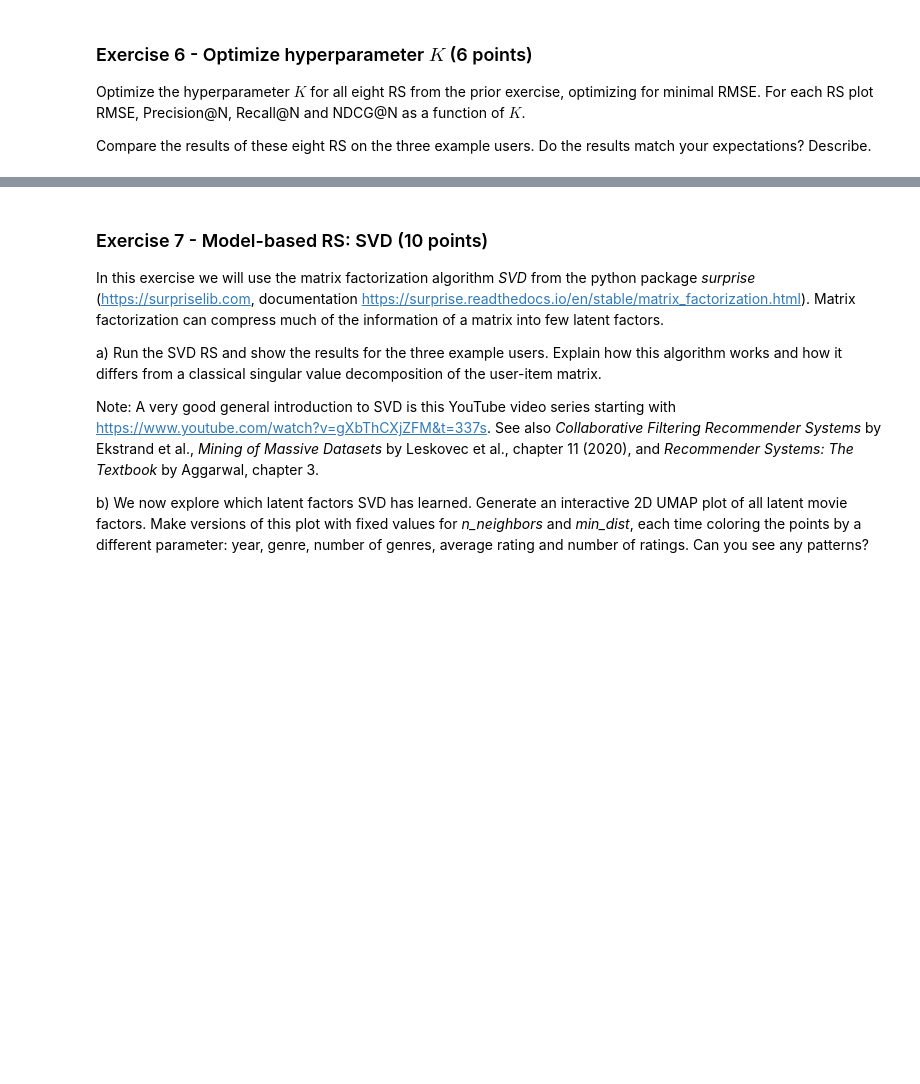
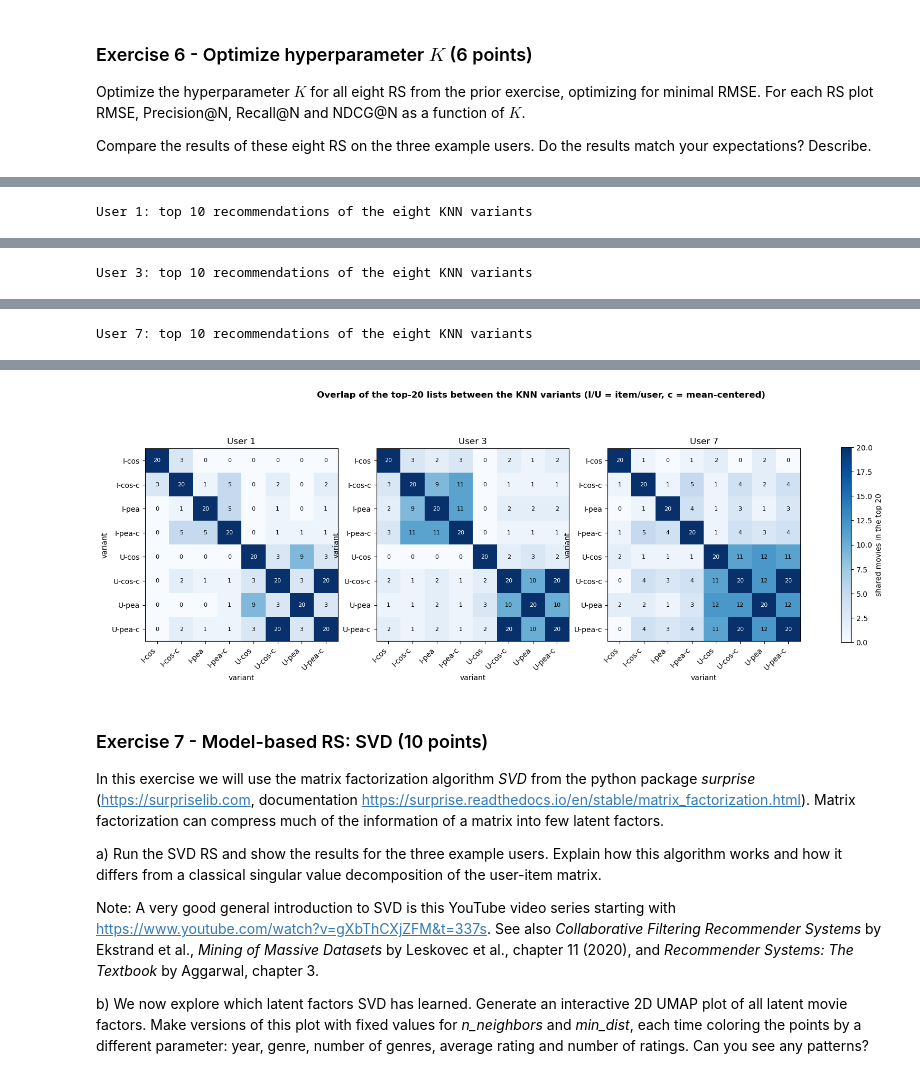
Before and after one commit to mischhart-bsc/recommender-systems, a Jupyter notebook: MiniChallenge/RSY_MiniChallenge_HS26.ipynb, the cells around one changed output, grey strips where cells are left out. Drawn from its saved outputs; the diff is of its cells as text; code cells hidden in the pictures; blank space fills up the shorter version.

```diff
--- a/MiniChallenge/RSY_MiniChallenge_HS26.ipynb
+++ b/MiniChallenge/RSY_MiniChallenge_HS26.ipynb
@@ -1095,0 +1485,46 @@ Compare the results of these eight RS on the three example users. Do the results
+# %%
+# -----------------------------------------------------------------------------------------------------
+# Compare the eight recommenders on the three example users (each with its RMSE-optimal K)
+# -----------------------------------------------------------------------------------------------------
+# Short names keep the tables readable: I/U = item/user-based, cos/pea = cosine/Pearson, c = mean-centered
+short = {name: f"{rs.kind[0].upper()}-{rs.similarity[:3]}{'-c' if rs.mean_center else ''}"
+         for name, rs in knn_variants.items()}
+titles = movies.set_index("movieId")["title"]
+top_n = 10                                                   # top 10 per variant keeps the table readable
+
+top_lists = {}                                               # (user, variant) -> Index of recommended movies
+for name, rs in knn_variants.items():
+    rs.k = best_k[name]                                      # use the tuned K
+    rs.fit(trainval)                                         # all train/validation data, no masking
+    for user in example_users:
+        top_lists[(user, name)] = rs.recommend(user, 20).index
+
+# 1) the top 10 of every variant side by side, one table per user
+for user in example_users:
+    table = pd.DataFrame({f"{short[name]} (K={best_k[name]})": titles.reindex(top_lists[(user, name)][:top_n]).values
+                          for name in knn_variants},
+                         index=pd.RangeIndex(1, top_n + 1, name="rank"))
+    display(table.style.set_caption(f"User {user}: top {top_n} recommendations of the eight KNN variants"))
+
+# 2) how similar are the lists? overlap = number of shared movies in the top 20 of two variants
+fig, axes = plt.subplots(1, len(example_users), figsize=(20, 6))
+labels = [short[name] for name in knn_variants]
+for ax, user in zip(axes, example_users):
+    overlap = np.array([[len(set(top_lists[(user, a)]) & set(top_lists[(user, b)])) for b in knn_variants]
+                        for a in knn_variants])
+    im = ax.imshow(overlap, cmap="Blues", vmin=0, vmax=20)
+    for r in range(len(labels)):
+        for c in range(len(labels)):
+            ax.text(c, r, overlap[r, c], ha="center", va="center", fontsize=8,
+                    color="white" if overlap[r, c] > 12 else "black")
+    ax.set_xticks(range(len(labels)), labels, rotation=45, ha="right")
+    ax.set_yticks(range(len(labels)), labels)
+    ax.set_xlabel("variant")
+    ax.set_ylabel("variant")
+    ax.set_title(f"User {user}")
+fig.colorbar(im, ax=axes, label="shared movies in the top 20", shrink=0.8)
+fig.suptitle("Overlap of the top-20 lists between the KNN variants (I/U = item/user, c = mean-centered)",
+             fontweight="bold")
+plt.show()
+# %% [output]
+User 1: top 10 recommendations of the eight KNN variants
@@ -1095,0 +1543 @@ Compare the results of these eight RS on the three example users. Do the results
+User 3: top 10 recommendations of the eight KNN variants
@@ -1095,0 +1556 @@ Compare the results of these eight RS on the three example users. Do the results
+User 7: top 10 recommendations of the eight KNN variants
@@ -1096,3 +1569,4 @@ Compare the results of these eight RS on the three example users. Do the results
+[figure, added]
 # %% [markdown]
 ### Exercise 7 - Model-based RS: SVD (10 points)
 In this exercise we will use the matrix factorization algorithm *SVD* from the python package *surprise* (https://surpriselib.com, documentation https://surprise.readthedocs.io/en/stable/matrix_factorization.html). Matrix factorization can compress much of the information of a matrix into few latent factors.
```
Also changed, not shown: parts of 8 cells of this notebook, 1 other file.
